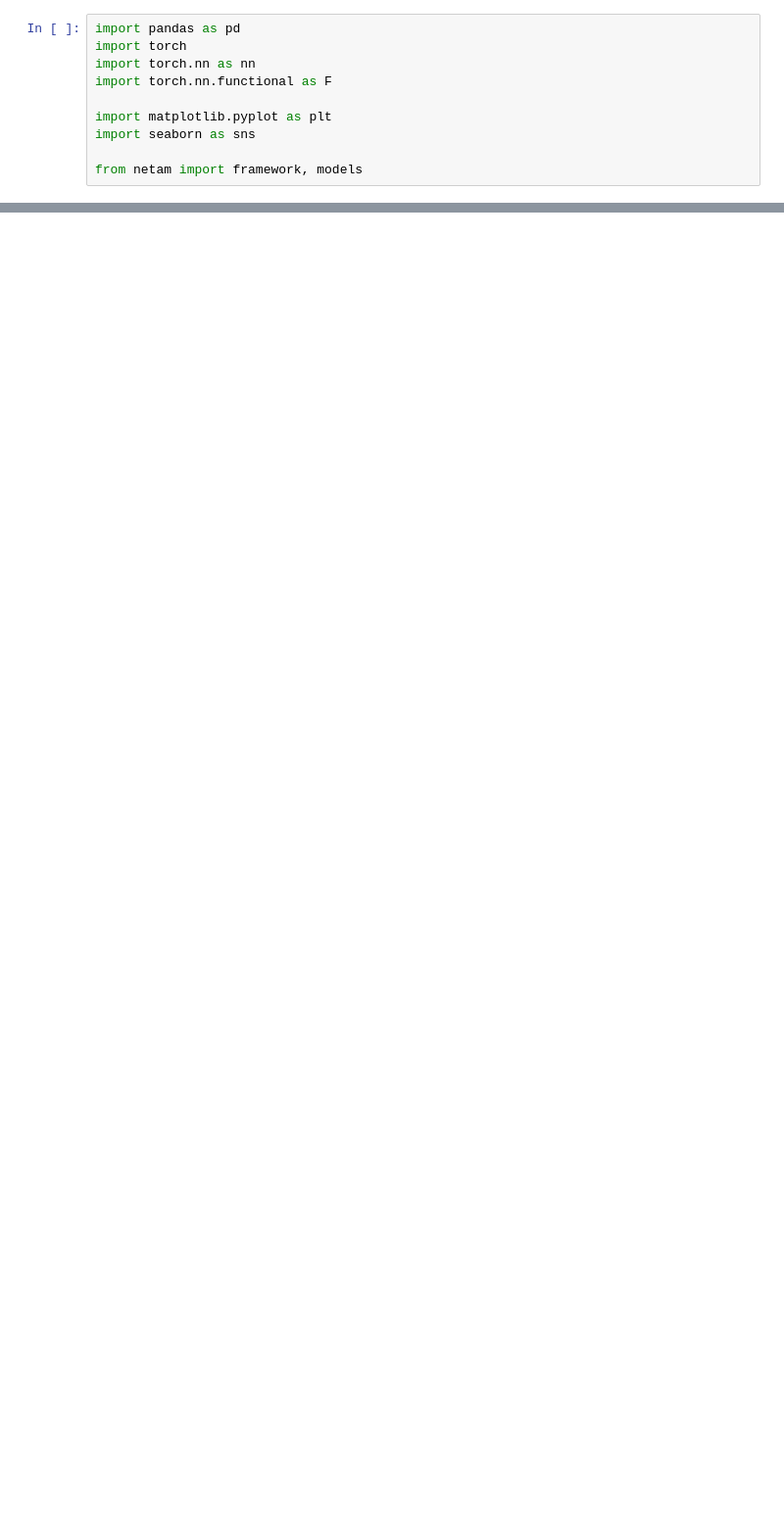
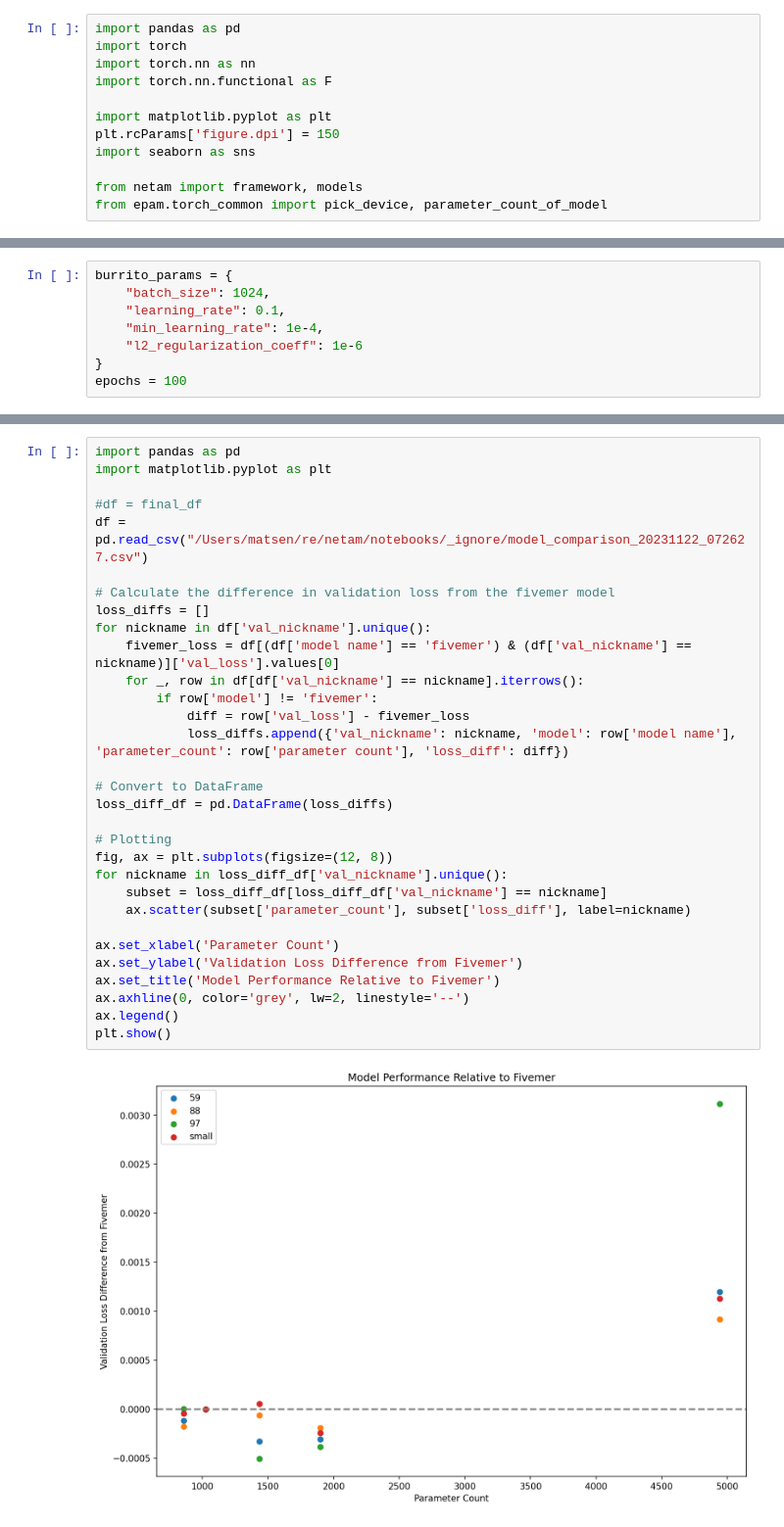
Before and after one commit to matsengrp/netam, a Jupyter notebook: notebooks/model_comparison.ipynb, the cells around one changed output, grey strips where cells are left out. Shown at 98% size. Saved outputs shown, nothing was run; the diff lists cells and outputs as text; blank space fills up the shorter version.

```diff
--- a/notebooks/model_comparison.ipynb
+++ b/notebooks/model_comparison.ipynb
@@ -5,9 +5,11 @@ import torch.nn as nn
 import torch.nn.functional as F
 
 import matplotlib.pyplot as plt
+plt.rcParams['figure.dpi'] = 150
 import seaborn as sns
 
 from netam import framework, models
+from epam.torch_common import pick_device, parameter_count_of_model
 # %%
 from netam.framework import load_shmoof_dataframes
 
@@ -124,0 +33,8 @@ Stopping training early: learning rate below 0.0001
+# %%
+burrito_params = {
+    "batch_size": 1024,
+    "learning_rate": 0.1,
+    "min_learning_rate": 1e-4,
+    "l2_regularization_coeff": 1e-6
+}
+epochs = 100
@@ -124,0 +119,33 @@ Stopping training early: learning rate below 0.0001
+# %%
+import pandas as pd
+import matplotlib.pyplot as plt
+
+#df = final_df
+df = pd.read_csv("/Users/matsen/re/netam/notebooks/_ignore/model_comparison_20231122_072627.csv")
+
+# Calculate the difference in validation loss from the fivemer model
+loss_diffs = []
+for nickname in df['val_nickname'].unique():
+    fivemer_loss = df[(df['model name'] == 'fivemer') & (df['val_nickname'] == nickname)]['val_loss'].values[0]
+    for _, row in df[df['val_nickname'] == nickname].iterrows():
+        if row['model'] != 'fivemer':
+            diff = row['val_loss'] - fivemer_loss
+            loss_diffs.append({'val_nickname': nickname, 'model': row['model name'], 'parameter_count': row['parameter count'], 'loss_diff': diff})
+
+# Convert to DataFrame
+loss_diff_df = pd.DataFrame(loss_diffs)
+
+# Plotting
+fig, ax = plt.subplots(figsize=(12, 8))
+for nickname in loss_diff_df['val_nickname'].unique():
+    subset = loss_diff_df[loss_diff_df['val_nickname'] == nickname]
+    ax.scatter(subset['parameter_count'], subset['loss_diff'], label=nickname)
+
+ax.set_xlabel('Parameter Count')
+ax.set_ylabel('Validation Loss Difference from Fivemer')
+ax.set_title('Model Performance Relative to Fivemer')
+ax.axhline(0, color='grey', lw=2, linestyle='--')
+ax.legend()
+plt.show()
+# %% [output]
+[figure, added]
```
Also changed, not shown: parts of 9 cells of this notebook, 1 other file.
